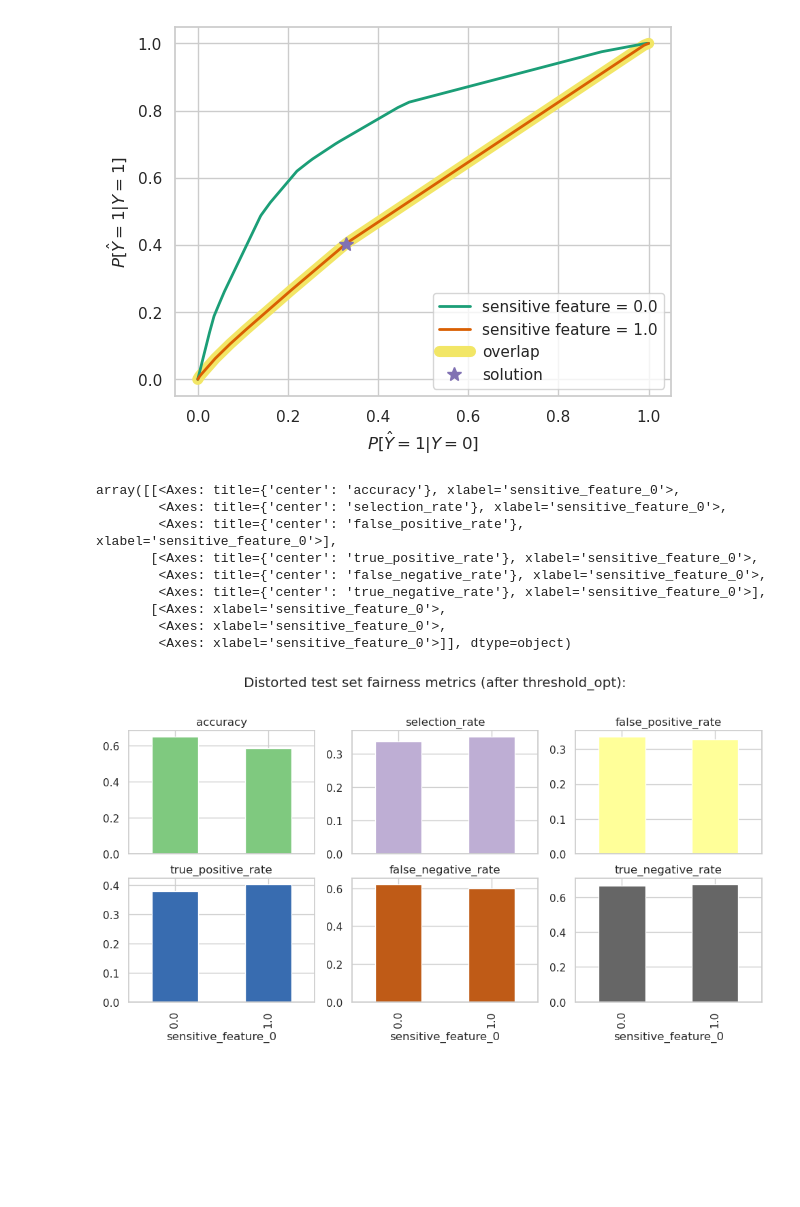
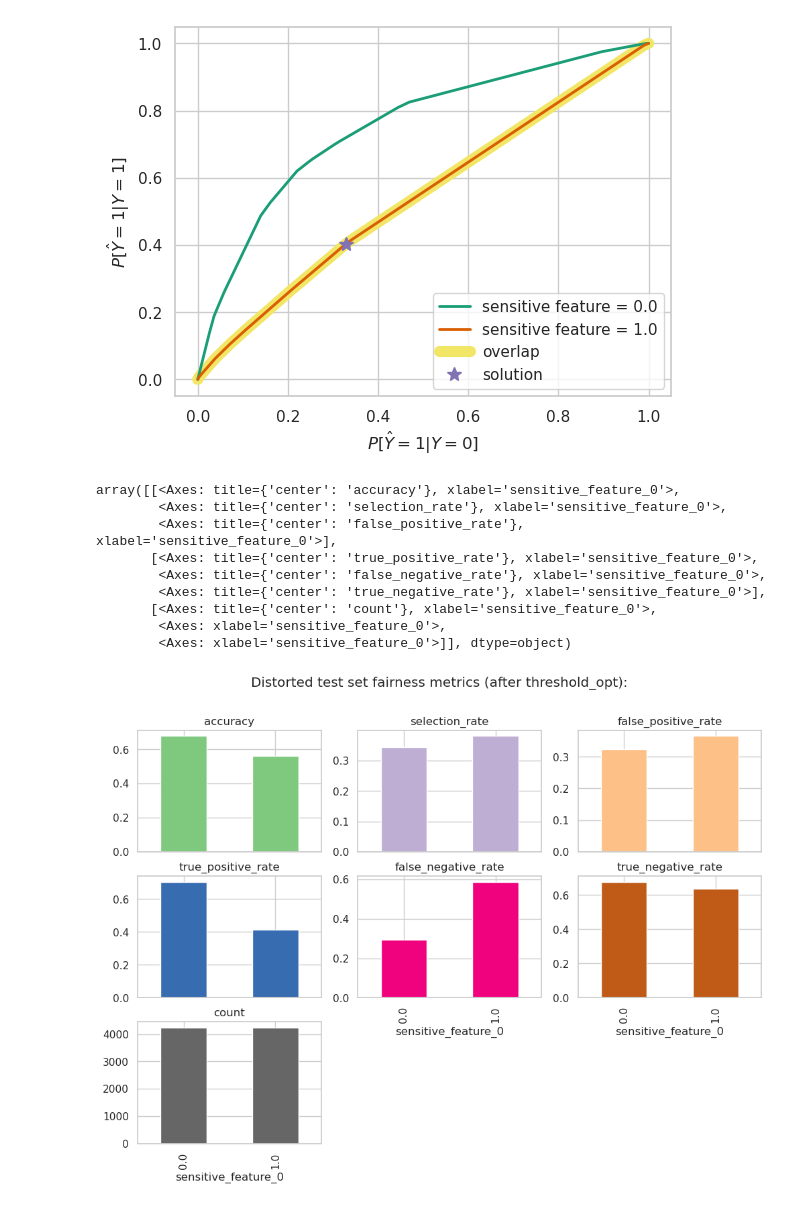
Before and after one commit to jereml99/RAI_fairness_exercise, a Jupyter notebook: exercise_hpc.ipynb, the cells around one changed output. Saved outputs shown, nothing was run; the diff lists cells and outputs as text; code cells hidden in the pictures; blank space fills up the shorter version.

```diff
--- a/exercise_hpc.ipynb
+++ b/exercise_hpc.ipynb
@@ -298,7 +298,9 @@ metrics = {'accuracy': accuracy_score,
            'false_positive_rate': false_positive_rate,
            'true_positive_rate': true_positive_rate,
            'false_negative_rate': false_negative_rate,
-           'true_negative_rate': true_negative_rate}
+           'true_negative_rate': true_negative_rate,
+           'count':count,
+           }
 # mf1 = MetricFrame(metrics=metrics,y_true=y_true, y_pred=y_pred, sensitive_features=sf_data)
 # mf1.by_group
 # %% [markdown]
@@ -470,10 +469,15 @@ Your code here:
 # %%
 from fairlearn.postprocessing import ThresholdOptimizer
 from fairlearn.postprocessing import plot_threshold_optimizer
-# Step 2: define ThresholdOptimizer
+
+# define ThresholdOptimizer
 threshold_opt = ThresholdOptimizer(
     estimator=classifier_fake,
     constraints='equalized_odds', # TPR,FPR
     objective='balanced_accuracy_score',
     predict_method='predict_proba',
 )
+# fit ThresholdOptimizer
+threshold_opt.fit(X_val_2D, y_val, sensitive_features=a_val)
+
+plot_threshold_optimizer(threshold_opt, ax=None, show_plot=True)
@@ -481,6 +487,8 @@ threshold_opt = ThresholdOptimizer(
 """
 This part we define a new Threshold Optimizer with Independence as constraint.
 """
+from fairlearn.postprocessing import ThresholdOptimizer
+from fairlearn.postprocessing import plot_threshold_optimizer
 # define Threshold Opt ---constraints with Independence
 to_demograph = ThresholdOptimizer(
     estimator=classifier_fake,
@@ -490,7 +498,8 @@ to_demograph = ThresholdOptimizer(
 )
 
 # fit ThresholdOptimizer
-to_demograph.fit(X_test_2D, y_test, sensitive_features=a_test)
+# to_demograph.fit(X_test_2D, y_test, sensitive_features=a_test)
+to_demograph.fit(X_val_2D, y_val, sensitive_features=a_val)
 
 # plot_threshold_optimizer
 plot_threshold_optimizer(to_demograph, ax=None, show_plot=True)
@@ -539,4 +588,0 @@ plot_roc_simple(test_lab, test_prob, test_a, y_pred_new_threshold_opt,
-# %%
-# Step 3: fit ThresholdOptimizer
-threshold_opt.fit(X_test_2D, y_test, sensitive_features=a_test)
-# threshold_opt.fit(X_val_2D, y_val, sensitive_features=a_val)
@@ -707,25 +698,25 @@ y_distorted_pre_fair_test = threshold_opt.predict(X_test_2D, sensitive_features=
 # %%
 mf = MetricFrame(metrics=metrics,
                  y_true=distorted_labels_test,
-                 y_pred=y_distorted_pre_fair_test,
+                 y_pred=y_pre_fair_test,
                  sensitive_features=a_test)
 mf.by_group.plot(
     kind="bar",
     subplots=True,
     layout=[3, 3],
     legend=False,
     figsize=[12, 8],
     colormap="Accent",
     title="Distorted test set fairness metrics (after threshold_opt):",
 )
 # %% [output]
 array([[<Axes: title={'center': 'accuracy'}, xlabel='sensitive_feature_0'>,
         <Axes: title={'center': 'selection_rate'}, xlabel='sensitive_feature_0'>,
         <Axes: title={'center': 'false_positive_rate'}, xlabel='sensitive_feature_0'>],
        [<Axes: title={'center': 'true_positive_rate'}, xlabel='sensitive_feature_0'>,
         <Axes: title={'center': 'false_negative_rate'}, xlabel='sensitive_feature_0'>,
         <Axes: title={'center': 'true_negative_rate'}, xlabel='sensitive_feature_0'>],
-       [<Axes: xlabel='sensitive_feature_0'>,
+       [<Axes: title={'center': 'count'}, xlabel='sensitive_feature_0'>,
         <Axes: xlabel='sensitive_feature_0'>,
         <Axes: xlabel='sensitive_feature_0'>]], dtype=object)
-[figure, old version]
+[figure, new version]
```
Also changed, not shown: parts of 31 cells of this notebook, 1 other file.
